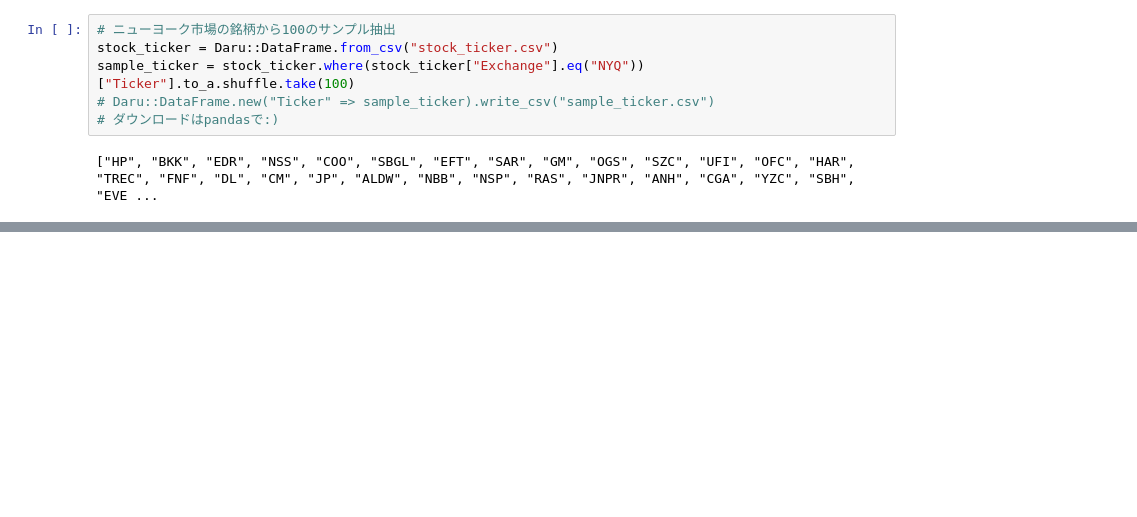
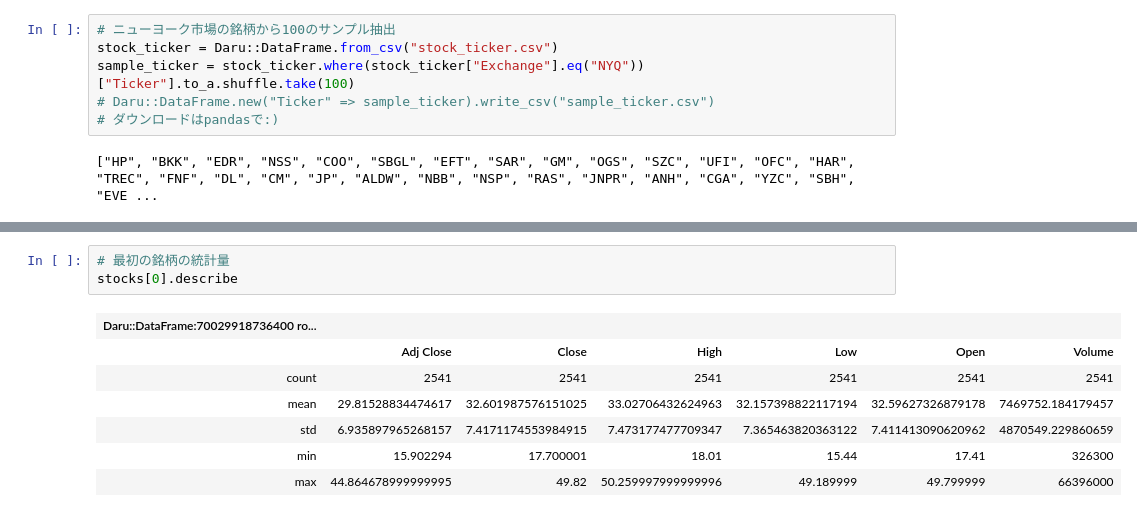
Before and after one commit to shugo/DCW2016, a Jupyter notebook: Stock.ipynb, the cells around one changed output, grey strips where cells are left out. Cells and saved outputs as stored; diff of their text form; blank space fills up the shorter version.

```diff
--- a/Stock.ipynb
+++ b/Stock.ipynb
@@ -88,0 +61,11 @@ plot_log_return_hist(stocks[0])
+# %%
+# 最初の銘柄の統計量
+stocks[0].describe
+# %% [output]
+| Daru::DataFrame:70029918736400 ro... |  |  |  |  |  |  |
+|  | Adj Close | Close | High | Low | Open | Volume |
+| count | 2541 | 2541 | 2541 | 2541 | 2541 | 2541 |
+| mean | 29.81528834474617 | 32.601987576151025 | 33.02706432624963 | 32.157398822117194 | 32.59627326879178 | 7469752.184179457 |
+| std | 6.935897965268157 | 7.4171174553984915 | 7.473177477709347 | 7.365463820363122 | 7.411413090620962 | 4870549.229860659 |
+| min | 15.902294 | 17.700001 | 18.01 | 15.44 | 17.41 | 326300 |
+| max | 44.864678999999995 | 49.82 | 50.259997999999996 | 49.189999 | 49.799999 | 66396000 |
```
Also changed, not shown: parts of 10 cells of this notebook, 2 other files.
